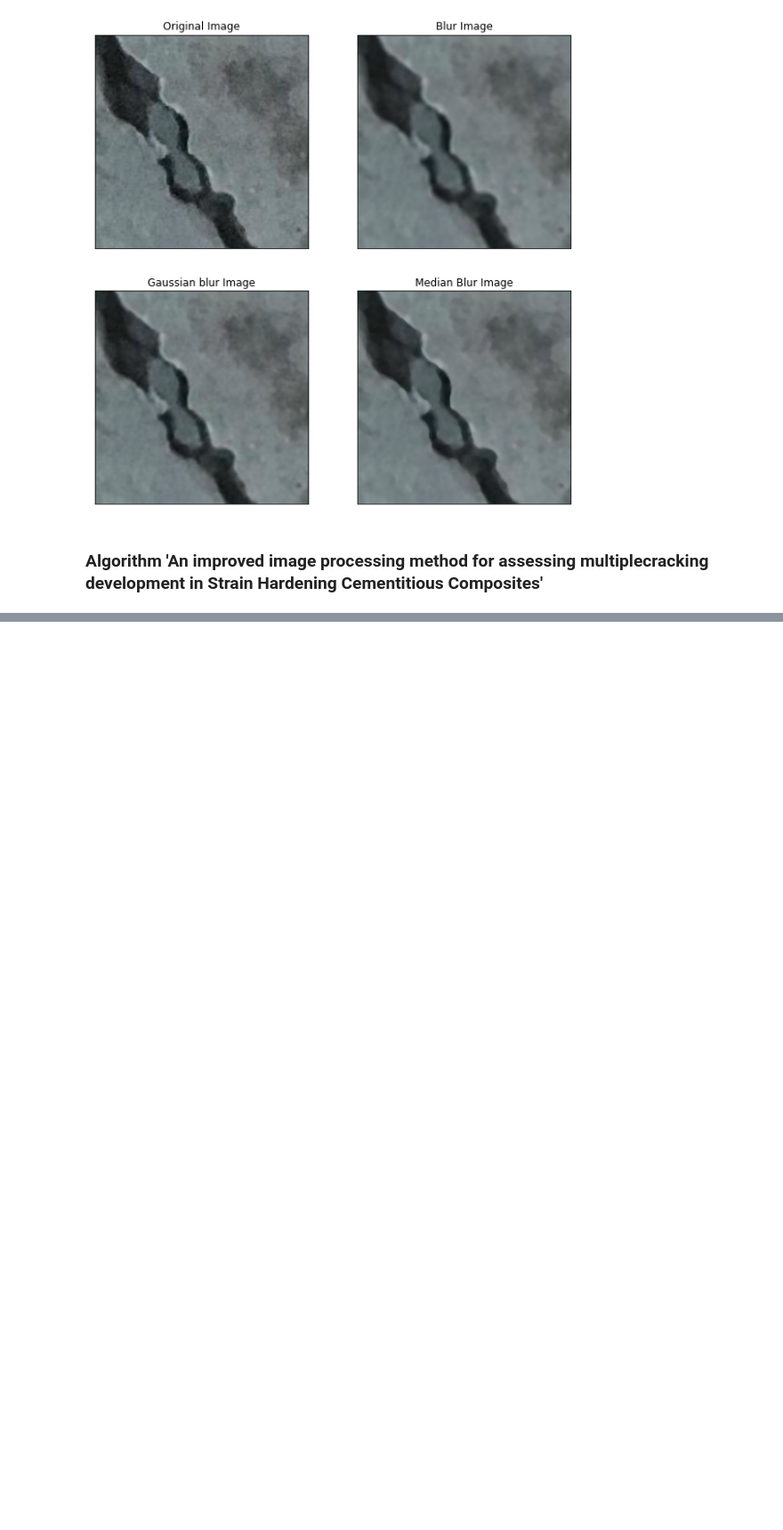
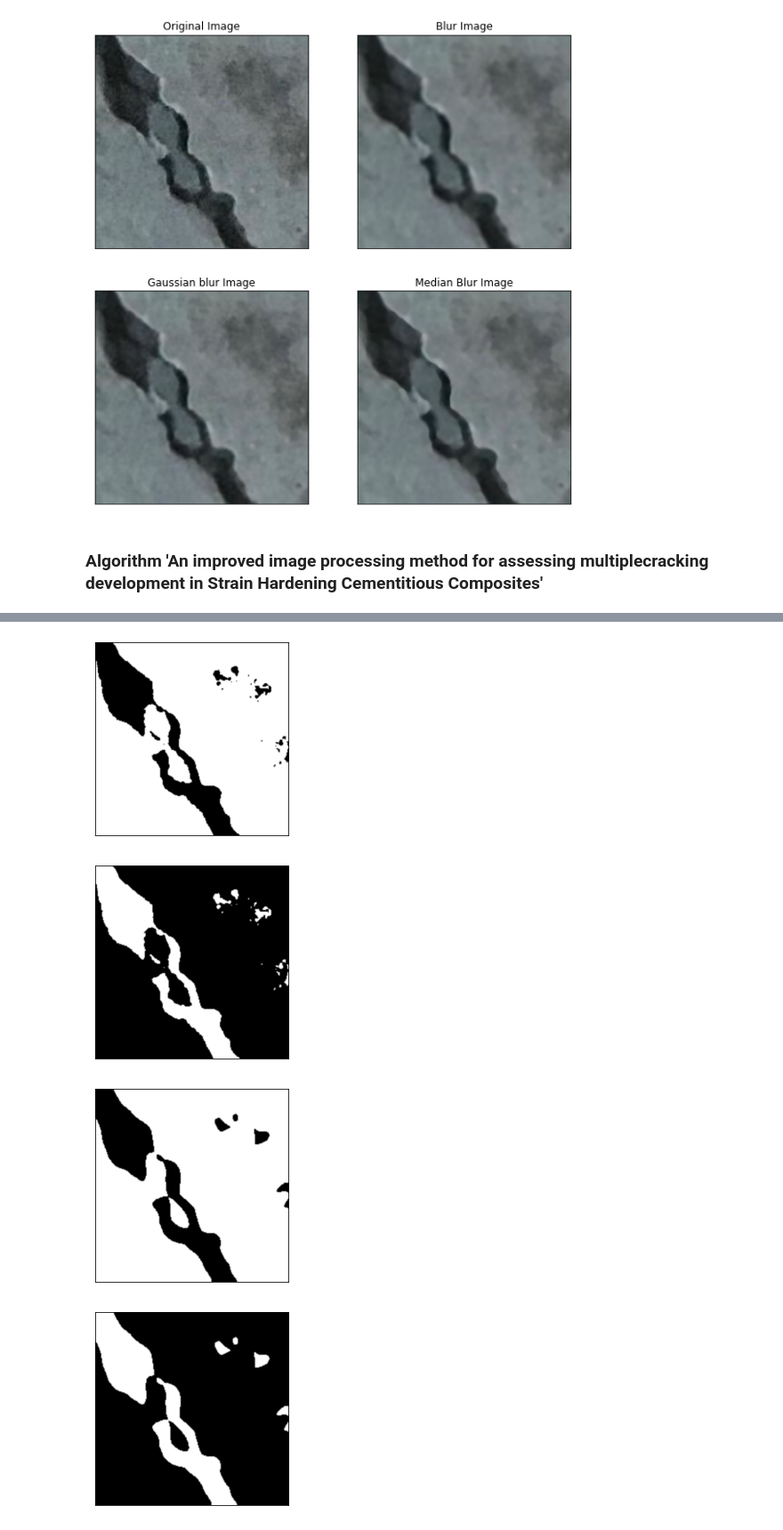
Before and after one commit to kristof-becode/Concrete-Crack-Detection, a Jupyter notebook: Preprocess1.ipynb, the cells around one changed output, grey strips where cells are left out. Shown at 89% size. Drawn from its saved outputs; the diff is of its cells as text; code cells hidden in the pictures; blank space fills up the shorter version.

```diff
--- a/Preprocess1.ipynb
+++ b/Preprocess1.ipynb
@@ -106,0 +127,37 @@ plt.show()
+# %%
+# Otsu's thresholding after Gaussian filtering
+imgUnchanged = cv.imread('/home/becode/AI/Data/Skyebase/OpenSource/Positive/00097.jpg',-1)
+grayed = cv.cvtColor(imgUnchanged, cv.COLOR_BGR2GRAY)
+
+# Guassian blur followed by binary treshold => too high a jernel size might mean I miss finer cracks
+# but give a smoother crack section
+blur = cv.GaussianBlur(grayed,(5,5),0) # kernelsize tuple must be odd and positive
+blur2 = cv.GaussianBlur(grayed,(21,21),0) # kernelsize tuple must be odd and positive
+# plt.imshow(blur, cmap = 'gray', interpolation = 'bicubic')
+# plt.xticks([]), plt.yticks([])  # to hide tick values on X and Y axis
+# plt.show()
+
+ret3,th3 = cv.threshold(blur,0,255,cv.THRESH_BINARY+cv.THRESH_OTSU)
+plt.imshow(th3, cmap = 'gray', interpolation = 'bicubic')
+plt.xticks([]), plt.yticks([])  # to hide tick values on X and Y axis
+plt.show()
+# Same but inversed binary threshold
+ret4,th4 = cv.threshold(blur,0,255,cv.THRESH_BINARY_INV+cv.THRESH_OTSU)
+plt.imshow(th4, cmap = 'gray', interpolation = 'bicubic')
+plt.xticks([]), plt.yticks([])  # to hide tick values on X and Y axis
+plt.show()
+
+ret3,th3 = cv.threshold(blur2,0,255,cv.THRESH_BINARY+cv.THRESH_OTSU)
+plt.imshow(th3, cmap = 'gray', interpolation = 'bicubic')
+plt.xticks([]), plt.yticks([])  # to hide tick values on X and Y axis
+plt.show()
+# Same but inversed binary threshold
+ret4,th4 = cv.threshold(blur2,0,255,cv.THRESH_BINARY_INV+cv.THRESH_OTSU)
+plt.imshow(th4, cmap = 'gray', interpolation = 'bicubic')
+plt.xticks([]), plt.yticks([])  # to hide tick values on X and Y axis
+plt.show()
+# %% [output]
+[figure, added]
+[figure, added]
+[figure, added]
+[figure, added]
```
Also changed, not shown: parts of 12 cells of this notebook.
